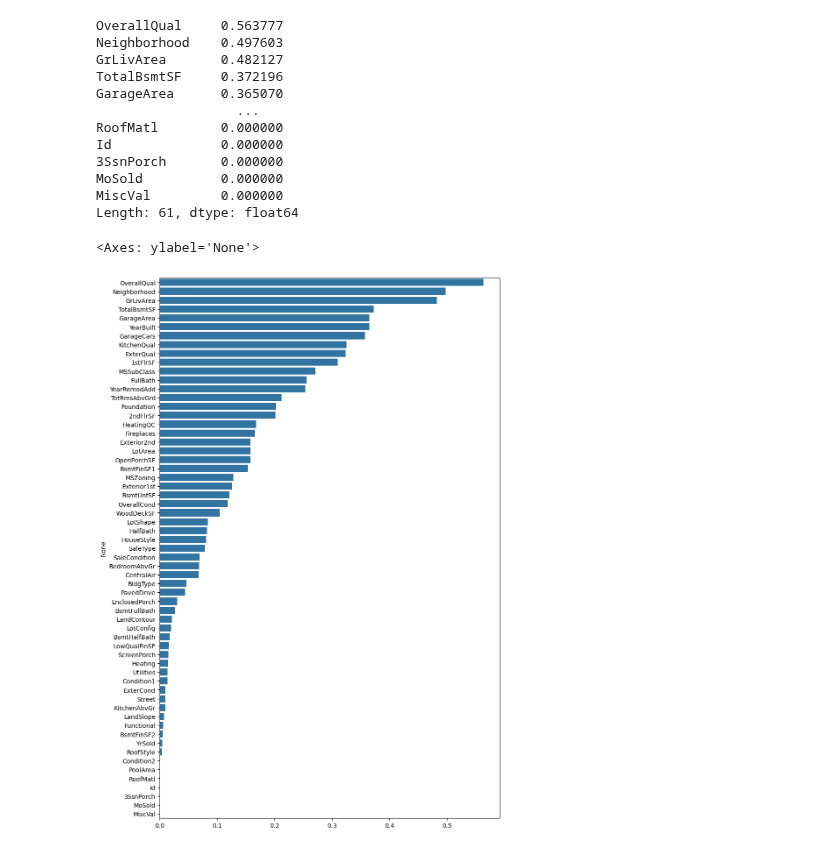
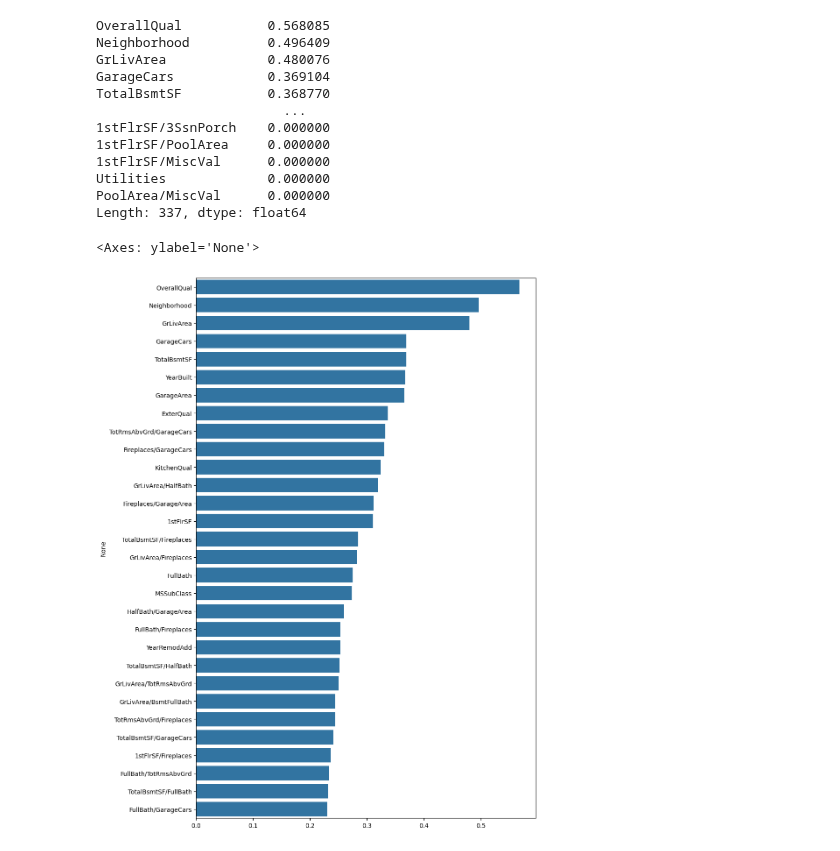
Before and after one commit to afrut/learn-ml, a Jupyter notebook: template/feature_engineering.ipynb, the cells around one changed output. Drawn from its saved outputs; the diff is of its cells as text; code cells hidden in the pictures.

```diff
--- a/template/feature_engineering.ipynb
+++ b/template/feature_engineering.ipynb
@@ -29,4 +39,39 @@ X = df[features]
 cols_with_missing_vals = X.isnull().sum()
 cols_with_missing_vals = set(cols_with_missing_vals[cols_with_missing_vals > 0].index)
 X = X.drop(cols_with_missing_vals, axis = 1)
+# %%
+# Create some features
+# LotFrontage: Linear feet of street connected to property
+# LotArea: Lot size in square feet
+# MasVnrArea: Masonry veneer area in square feet
+# BsmtFinSF1: Type 1 finished square feet
+# BsmtFinSF2: Type 2 finished square feet
+# BsmtUnfSF: Unfinished square feet of basement area
+# TotalBsmtSF: Total square feet of basement area
+# 1stFlrSF: First Floor square feet
+# 2ndFlrSF: Second floor square feet
+# LowQualFinSF: Low quality finished square feet (all floors)
+# GrLivArea: Above grade (ground) living area square feet
+# BsmtFullBath: Basement full bathrooms
+# BsmtHalfBath: Basement half bathrooms
+# FullBath: Full bathrooms above grade
+# HalfBath: Half baths above grade
+# Bedroom: Bedrooms above grade (does NOT include basement bedrooms)
+# Kitchen: Kitchens above grade
+# TotRmsAbvGrd: Total rooms above grade (does not include bathrooms)
+# Fireplaces: Number of fireplaces
+# GarageCars: Size of garage in car capacity
+# GarageArea: Size of garage in square feet
+# WoodDeckSF: Wood deck area in square feet
+# OpenPorchSF: Open porch area in square feet
+# EnclosedPorch: Enclosed porch area in square feet
+# 3SsnPorch: Three season porch area in square feet
+# ScreenPorch: Screen porch area in square feet
+# PoolArea: Pool area in square feet
+# MiscVal: $Value of miscellaneous feature
+cols = ["LotArea","BsmtFinSF1","BsmtFinSF2","BsmtUnfSF","TotalBsmtSF","1stFlrSF","2ndFlrSF","LowQualFinSF","GrLivArea","BsmtFullBath","BsmtHalfBath","FullBath","HalfBath","TotRmsAbvGrd","Fireplaces","GarageCars","GarageArea","WoodDeckSF","OpenPorchSF","EnclosedPorch","3SsnPorch","ScreenPorch","PoolArea","MiscVal"]
+N = len(cols)
+for m in range(N):
+    for n in range(m + 1, N):
+        X[f"{cols[m]}/{cols[n]}"] = (X[cols[m]]/X[cols[n]]).fillna(value=0).replace(np.inf, 0)
 # %%
@@ -46,27 +92,28 @@ from sklearn.feature_selection import mutual_info_regression
 # Compute mutual information scores
 mi_scores = pd.Series(
     data=mutual_info_regression(X, y, discrete_features=discrete_features),
-    index=X.columns)
+        index=X.columns)
 mi_scores = mi_scores.sort_values(ascending=False)
 mi_scores
 # %% [output]
-OverallQual     0.563777
-Neighborhood    0.497603
-GrLivArea       0.482127
-TotalBsmtSF     0.372196
-GarageArea      0.365070
-                  ...
-RoofMatl        0.000000
-Id              0.000000
-3SsnPorch       0.000000
-MoSold          0.000000
-MiscVal         0.000000
-Length: 61, dtype: float64
+OverallQual           0.568085
+Neighborhood          0.496409
+GrLivArea             0.480076
+GarageCars            0.369104
+TotalBsmtSF           0.368770
+                        ...
+1stFlrSF/3SsnPorch    0.000000
+1stFlrSF/PoolArea     0.000000
+1stFlrSF/MiscVal      0.000000
+Utilities             0.000000
+PoolArea/MiscVal      0.000000
+Length: 337, dtype: float64
 # %%
 import seaborn as sns
 from matplotlib import pyplot as plt
 plt.figure(figsize=(10,16))
-sns.barplot(x=mi_scores.values, y=mi_scores.index)
+N = 30
+sns.barplot(x=mi_scores.values[0:N], y=mi_scores.index[0:N])
 # %% [output]
 <Axes: ylabel='None'>
-[figure, old version]
+[figure, new version]
```
Also changed, not shown: parts of 3 cells of this notebook.
